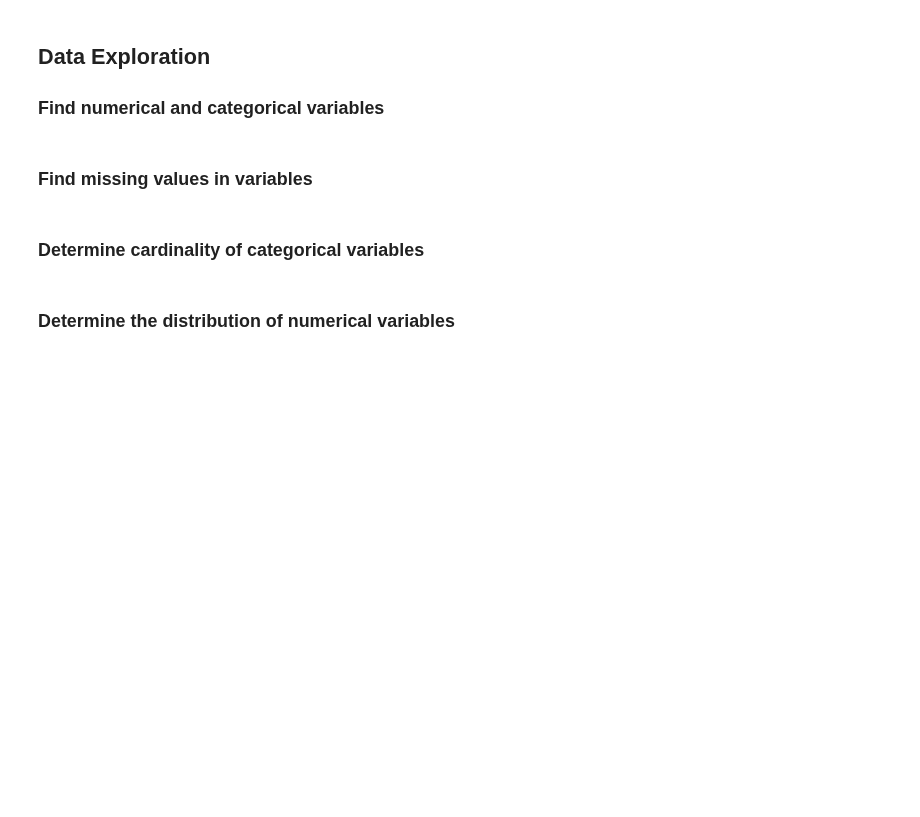
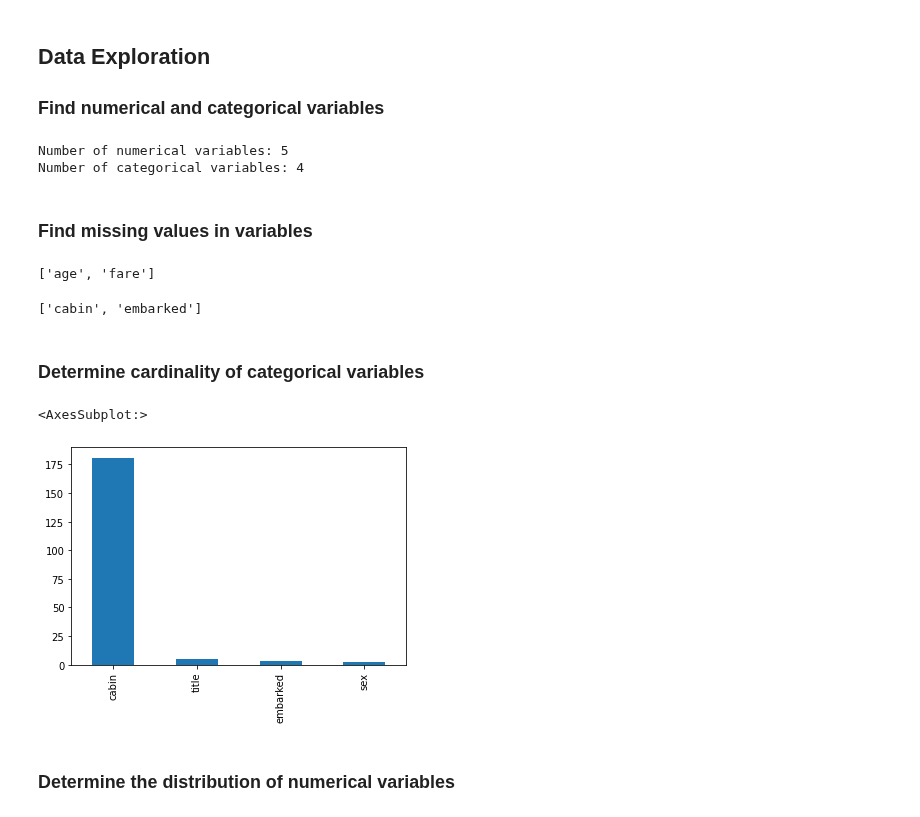
Before and after one commit to trainindata/deploying-machine-learning-models, a Jupyter notebook: section-04-research-and-development/titanic-assignment/01-predicting-survival-titanic-assignement.ipynb, the cells around one changed output. Saved outputs shown, nothing was run; the diff lists cells and outputs as text; code cells hidden in the pictures; blank space fills up the shorter version.

```diff
--- a/section-04-research-and-development/titanic-assignment/01-predicting-survival-titanic-assignement.ipynb
+++ b/section-04-research-and-development/titanic-assignment/01-predicting-survival-titanic-assignement.ipynb
@@ -114,11 +136,14 @@ data.to_csv('titanic.csv', index=False)
 # %%
 target = 'survived'
 # %%
-vars_num = # fill your code here
+vars_num = [var for var in data.columns if data[var].dtypes != 'O' and var != target] # fill your code here
 
-vars_cat = # fill your code here
+vars_cat = [var for var in data.columns if data[var].dtypes == 'O'] # fill your code here
 
 print('Number of numerical variables: {}'.format(len(vars_num)))
 print('Number of categorical variables: {}'.format(len(vars_cat)))
+# %% [output]
+Number of numerical variables: 5
+Number of categorical variables: 4
 # %% [markdown]
 ### Find missing values in variables
@@ -129,4 +150,23 @@ print('Number of categorical variables: {}'.format(len(vars_cat)))
+# %%
+# first in numerical variables
+
+num_with_na = [var for var in vars_num if data[var].isnull().sum() > 0]
+num_with_na
+# %% [output]
+['age', 'fare']
+# %%
+# now in categorical variables
+
+cat_with_na = [var for var in vars_cat if data[var].isnull().sum() > 0]
+cat_with_na
+# %% [output]
+['cabin', 'embarked']
 # %% [markdown]
 ### Determine cardinality of categorical variables
+# %%
+data[vars_cat].nunique().sort_values(ascending = False).plot.bar()
+# %% [output]
+<AxesSubplot:>
+[figure, added]
 # %% [markdown]
 ### Determine the distribution of numerical variables
```
Also changed, not shown: parts of 27 cells of this notebook.
